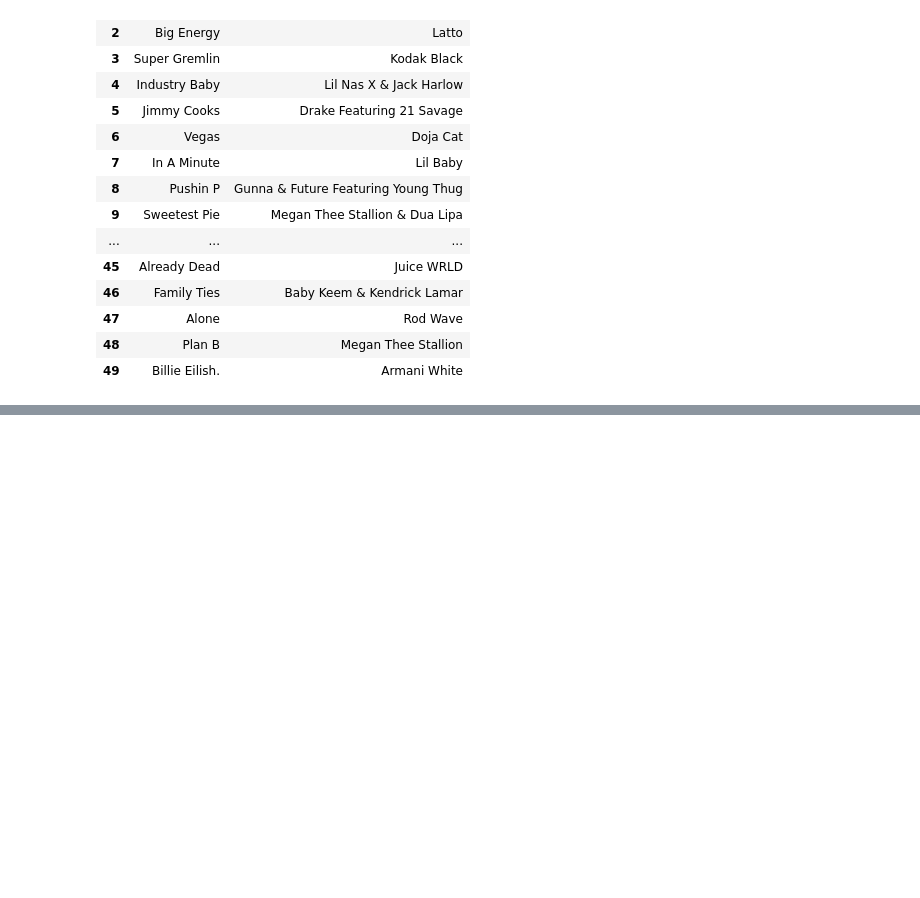
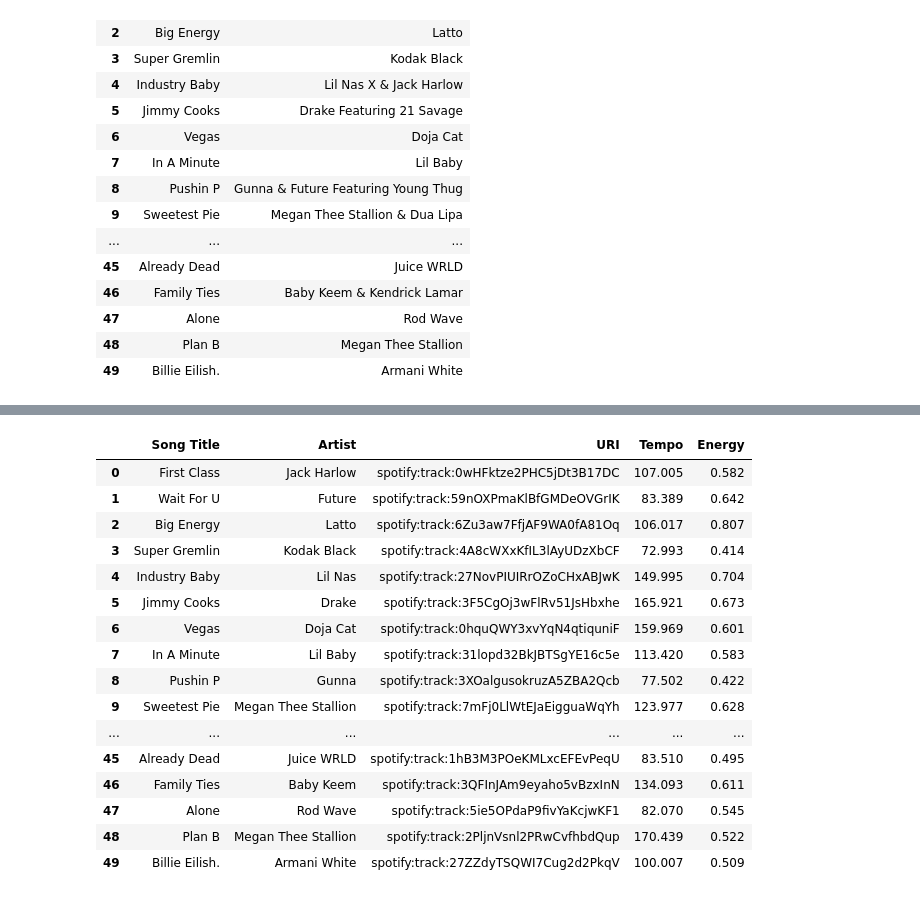
Before and after one commit to yatheshl/STA220-Analysis-of-Music-Trends, a Jupyter notebook: Q3/Tempo_and_Energy.ipynb, the cells around one changed output, grey strips where cells are left out. Drawn from its saved outputs; the diff is of its cells as text; code cells hidden in the pictures; blank space fills up the shorter version.

```diff
--- a/Q3/Tempo_and_Energy.ipynb
+++ b/Q3/Tempo_and_Energy.ipynb
@@ -80,0 +73,4 @@ ModuleNotFoundError: No module named 'flask'
+# %%
+pattern = r'\s&.+|\sFeaturing.+|\sX.+'
+df['Artist'] = df['Artist'].str.replace(pattern, '', regex=True)
+df
@@ -80,0 +98,14 @@ ModuleNotFoundError: No module named 'flask'
+# %%
+with open("SpotifyAPI.txt", "r") as f:
+    File = f.read()
+
+client_id = File.split("\n")[0]
+client_id = client_id.split(":")[1]
+client_id = client_id.strip()
+
+client_secret = File.split("\n")[1]
+client_secret = client_secret.split(":")[1]
+client_secret = client_secret.strip()
+# %%
+client_credentials_manager = SpotifyClientCredentials(client_id, client_secret)
+sp = spotipy.Spotify(client_credentials_manager=client_credentials_manager)
@@ -80,0 +117,8 @@ ModuleNotFoundError: No module named 'flask'
+# %%
+uri = []
+for i, row in df.iterrows():
+    results = sp.search(q=f'track:'+row["Song Title"]+' artist:'+row["Artist"], type='track')
+    uri.append(results['tracks']['items'][0]['uri'])
+
+df['URI'] = uri
+df
@@ -80,0 +143,30 @@ ModuleNotFoundError: No module named 'flask'
+# %%
+tempo = []
+energy = []
+
+for i in uri:
+    audio_features = sp.audio_features(i)
+    tempo.append(audio_features[0]['tempo'])
+    energy.append(audio_features[0]['energy'])
+
+df['Tempo'] = tempo
+df['Energy'] = energy
+df
+# %% [output]
+|  | Song Title | Artist | URI | Tempo | Energy |
+| 0 | First Class | Jack Harlow | spotify:track:0wHFktze2PHC5jDt3B17DC | 107.005 | 0.582 |
+| 1 | Wait For U | Future | spotify:track:59nOXPmaKlBfGMDeOVGrIK | 83.389 | 0.642 |
+| 2 | Big Energy | Latto | spotify:track:6Zu3aw7FfjAF9WA0fA81Oq | 106.017 | 0.807 |
+| 3 | Super Gremlin | Kodak Black | spotify:track:4A8cWXxKfIL3lAyUDzXbCF | 72.993 | 0.414 |
+| 4 | Industry Baby | Lil Nas | spotify:track:27NovPIUIRrOZoCHxABJwK | 149.995 | 0.704 |
+| 5 | Jimmy Cooks | Drake | spotify:track:3F5CgOj3wFlRv51JsHbxhe | 165.921 | 0.673 |
+| 6 | Vegas | Doja Cat | spotify:track:0hquQWY3xvYqN4qtiquniF | 159.969 | 0.601 |
+| 7 | In A Minute | Lil Baby | spotify:track:31lopd32BkJBTSgYE16c5e | 113.420 | 0.583 |
+| 8 | Pushin P | Gunna | spotify:track:3XOalgusokruzA5ZBA2Qcb | 77.502 | 0.422 |
+| 9 | Sweetest Pie | Megan Thee Stallion | spotify:track:7mFj0LlWtEJaEigguaWqYh | 123.977 | 0.628 |
+| ... | ... | ... | ... | ... | ... |
+| 45 | Already Dead | Juice WRLD | spotify:track:1hB3M3POeKMLxcEFEvPeqU | 83.510 | 0.495 |
+| 46 | Family Ties | Baby Keem | spotify:track:3QFInJAm9eyaho5vBzxInN | 134.093 | 0.611 |
+| 47 | Alone | Rod Wave | spotify:track:5ie5OPdaP9fivYaKcjwKF1 | 82.070 | 0.545 |
+| 48 | Plan B | Megan Thee Stallion | spotify:track:2PljnVsnl2PRwCvfhbdQup | 170.439 | 0.522 |
+| 49 | Billie Eilish. | Armani White | spotify:track:27ZZdyTSQWI7Cug2d2PkqV | 100.007 | 0.509 |
```
Also changed, not shown: parts of 6 cells of this notebook.
